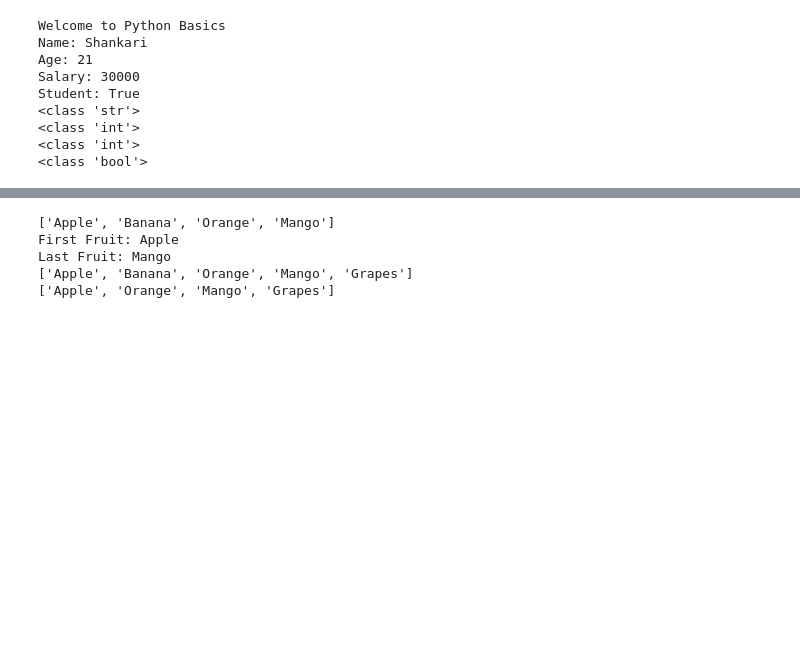
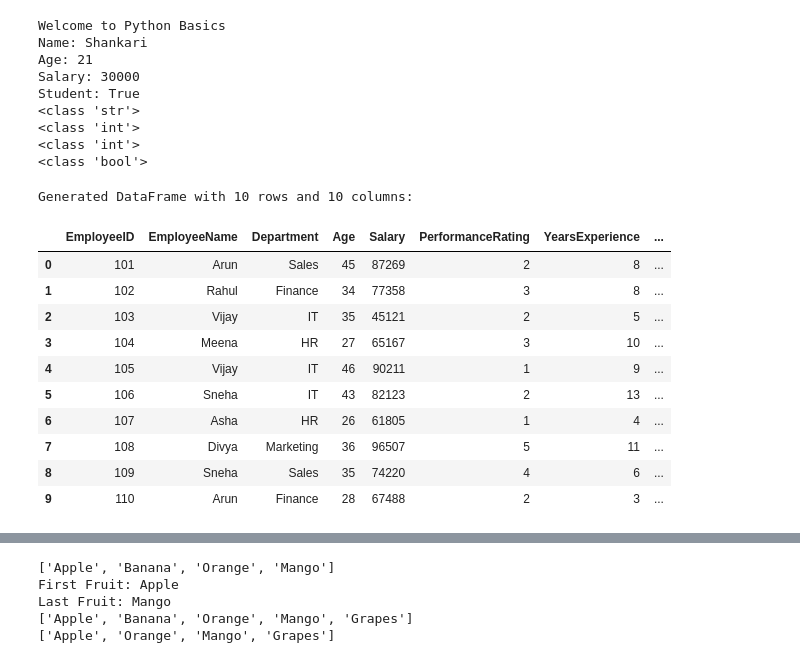
Before and after one commit to vidhyasivasankari/AI-Powered-Workforce-Analytics-Talent-Intelligence-Dashboard, a Jupyter notebook: 01_Python_Basics.ipynb, the cells around one changed output, grey strips where cells are left out. Drawn from its saved outputs; the diff is of its cells as text; code cells hidden in the pictures; blank space fills up the shorter version.

```diff
--- a/01_Python_Basics.ipynb
+++ b/01_Python_Basics.ipynb
@@ -29,3 +29,56 @@ Student: True
 <class 'int'>
 <class 'int'>
 <class 'bool'>
+# %%
+import pandas as pd
+import numpy as np
+from datetime import datetime, timedelta
+
+# Number of rows
+num_rows = 10
+
+# Generate Workforce Analytics Data
+data = {
+    'EmployeeID': np.arange(101, 101 + num_rows),
+    'EmployeeName': np.random.choice(
+        ['Asha', 'Rahul', 'Priya', 'Kiran', 'Meena',
+         'Arun', 'Divya', 'Vijay', 'Sneha', 'Ravi'],
+        num_rows
+    ),
+    'Department': np.random.choice(
+        ['HR', 'IT', 'Finance', 'Sales', 'Marketing'],
+        num_rows
+    ),
+    'Age': np.random.randint(22, 50, num_rows),
+    'Salary': np.random.randint(30000, 100000, num_rows),
+    'PerformanceRating': np.random.randint(1, 6, num_rows),
+    'YearsExperience': np.random.randint(1, 15, num_rows),
+    'JoiningDate': [
+        datetime.now() - timedelta(days=np.random.randint(100, 3000))
+        for _ in range(num_rows)
+    ],
+    'Attendance': np.random.randint(75, 101, num_rows),
+    'WorkMode': np.random.choice(
+        ['Work From Office', 'Hybrid', 'Remote'],
+        num_rows
+    )
+}
+
+# Create DataFrame
+df = pd.DataFrame(data)
+
+print(f"Generated DataFrame with {df.shape[0]} rows and {df.shape[1]} columns:")
+df
+# %% [output]
+Generated DataFrame with 10 rows and 10 columns:
+|  | EmployeeID | EmployeeName | Department | Age | Salary | PerformanceRating | YearsExperience | ... |
+| 0 | 101 | Arun | Sales | 45 | 87269 | 2 | 8 | ... |
+| 1 | 102 | Rahul | Finance | 34 | 77358 | 3 | 8 | ... |
+| 2 | 103 | Vijay | IT | 35 | 45121 | 2 | 5 | ... |
+| 3 | 104 | Meena | HR | 27 | 65167 | 3 | 10 | ... |
+| 4 | 105 | Vijay | IT | 46 | 90211 | 1 | 9 | ... |
+| 5 | 106 | Sneha | IT | 43 | 82123 | 2 | 13 | ... |
+| 6 | 107 | Asha | HR | 26 | 61805 | 1 | 4 | ... |
+| 7 | 108 | Divya | Marketing | 36 | 96507 | 5 | 11 | ... |
+| 8 | 109 | Sneha | Sales | 35 | 74220 | 4 | 6 | ... |
+| 9 | 110 | Arun | Finance | 28 | 67488 | 2 | 3 | ... |
```
Also changed, not shown: parts of 1 cell of this notebook.
